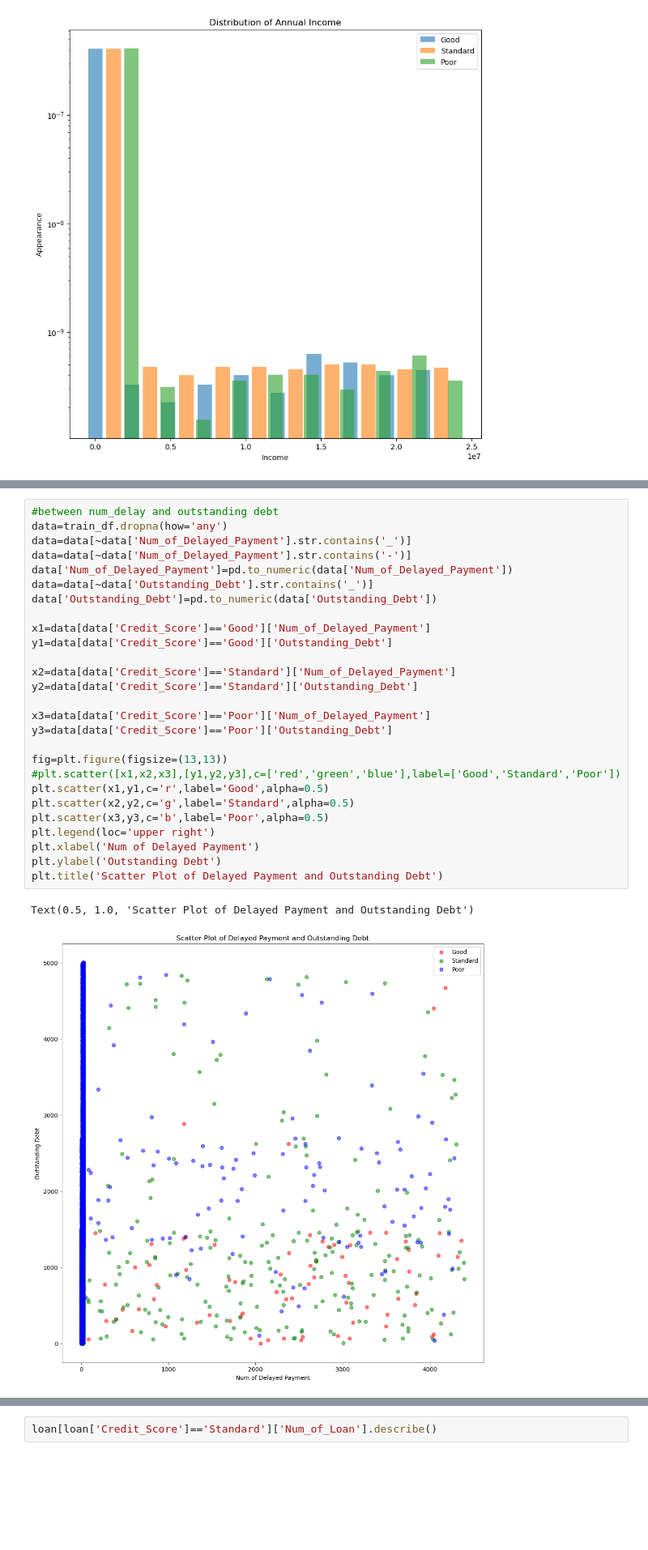
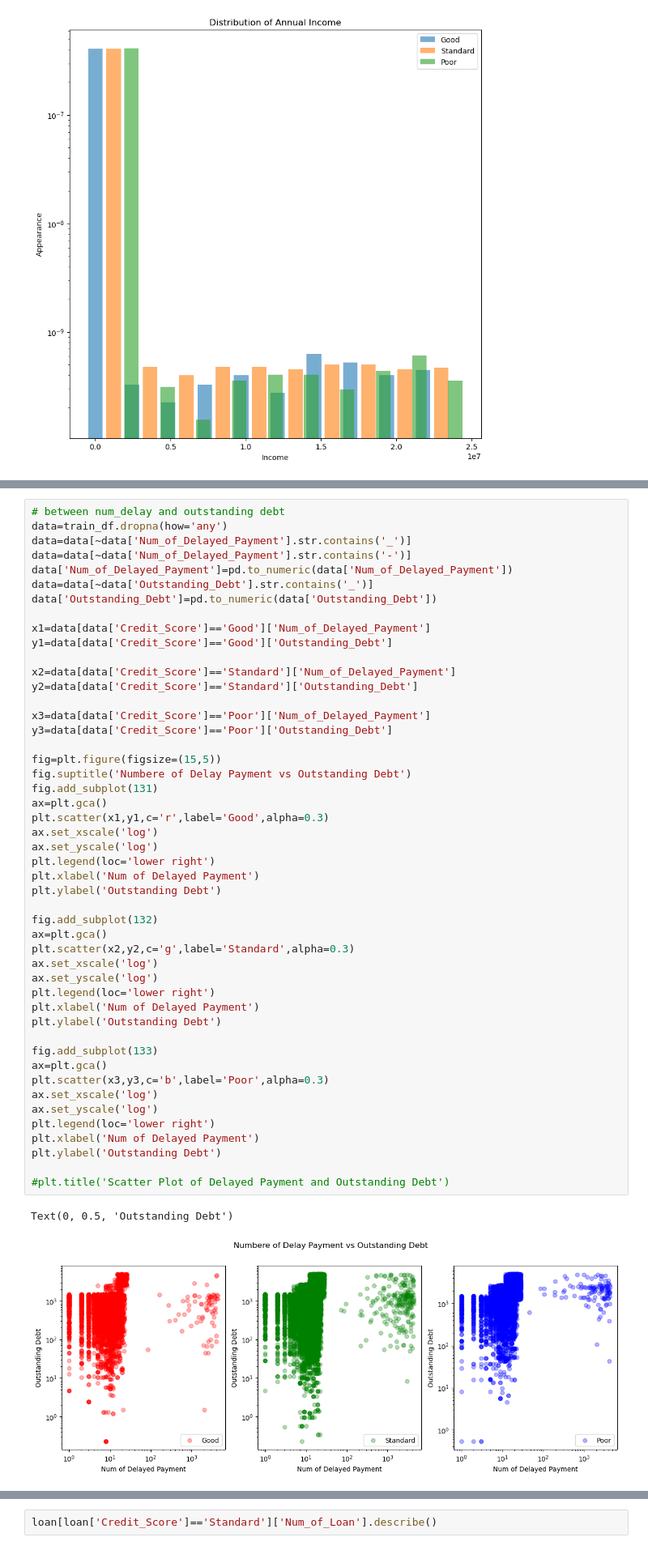
Before and after one commit to CSF0744/ECE225_final_project, a Jupyter notebook: final_project.ipynb, the cells around one changed output, grey strips where cells are left out. Shown at 81% size. Saved outputs shown, nothing was run; the diff lists cells and outputs as text; blank space fills up the shorter version.

```diff
--- a/final_project.ipynb
+++ b/final_project.ipynb
@@ -204,33 +165,54 @@ See the caveats in the documentation: https://pandas.pydata.org/pandas-docs/stab
 # %%
-#between num_delay and outstanding debt
+# between num_delay and outstanding debt
 data=train_df.dropna(how='any')
 data=data[~data['Num_of_Delayed_Payment'].str.contains('_')]
 data=data[~data['Num_of_Delayed_Payment'].str.contains('-')]
 data['Num_of_Delayed_Payment']=pd.to_numeric(data['Num_of_Delayed_Payment'])
 data=data[~data['Outstanding_Debt'].str.contains('_')]
 data['Outstanding_Debt']=pd.to_numeric(data['Outstanding_Debt'])
 
 x1=data[data['Credit_Score']=='Good']['Num_of_Delayed_Payment']
 y1=data[data['Credit_Score']=='Good']['Outstanding_Debt']
 
 x2=data[data['Credit_Score']=='Standard']['Num_of_Delayed_Payment']
 y2=data[data['Credit_Score']=='Standard']['Outstanding_Debt']
 
 x3=data[data['Credit_Score']=='Poor']['Num_of_Delayed_Payment']
 y3=data[data['Credit_Score']=='Poor']['Outstanding_Debt']
 
-fig=plt.figure(figsize=(13,13))
-#plt.scatter([x1,x2,x3],[y1,y2,y3],c=['red','green','blue'],label=['Good','Standard','Poor'])
-plt.scatter(x1,y1,c='r',label='Good',alpha=0.5)
-plt.scatter(x2,y2,c='g',label='Standard',alpha=0.5)
-plt.scatter(x3,y3,c='b',label='Poor',alpha=0.5)
-plt.legend(loc='upper right')
+fig=plt.figure(figsize=(15,5))
+fig.suptitle('Numbere of Delay Payment vs Outstanding Debt')
+fig.add_subplot(131)
+ax=plt.gca()
+plt.scatter(x1,y1,c='r',label='Good',alpha=0.3)
+ax.set_xscale('log')
+ax.set_yscale('log')
+plt.legend(loc='lower right')
 plt.xlabel('Num of Delayed Payment')
 plt.ylabel('Outstanding Debt')
-plt.title('Scatter Plot of Delayed Payment and Outstanding Debt')
+
+fig.add_subplot(132)
+ax=plt.gca()
+plt.scatter(x2,y2,c='g',label='Standard',alpha=0.3)
+ax.set_xscale('log')
+ax.set_yscale('log')
+plt.legend(loc='lower right')
+plt.xlabel('Num of Delayed Payment')
+plt.ylabel('Outstanding Debt')
+
+fig.add_subplot(133)
+ax=plt.gca()
+plt.scatter(x3,y3,c='b',label='Poor',alpha=0.3)
+ax.set_xscale('log')
+ax.set_yscale('log')
+plt.legend(loc='lower right')
+plt.xlabel('Num of Delayed Payment')
+plt.ylabel('Outstanding Debt')
+
+#plt.title('Scatter Plot of Delayed Payment and Outstanding Debt')
 # %% [output]
-Text(0.5, 1.0, 'Scatter Plot of Delayed Payment and Outstanding Debt')
+Text(0, 0.5, 'Outstanding Debt')
-[figure, old version]
+[figure, new version]
 # %%
 #train_df['Num_of_Loan'].unique()
 loan=train_df[~(train_df['Num_of_Loan'].str.contains('_'))]
```
Also changed, not shown: parts of 10 cells of this notebook.
